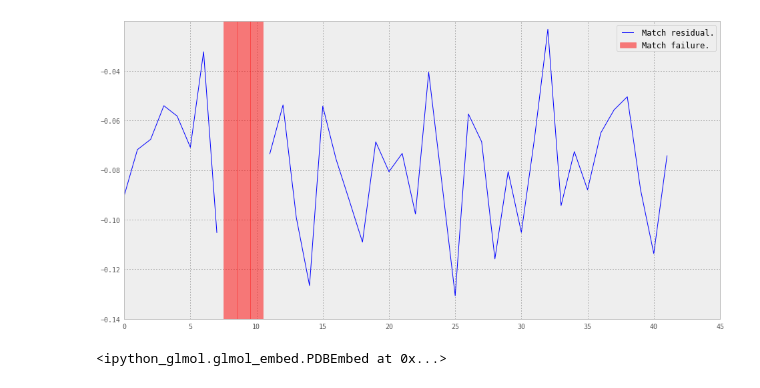
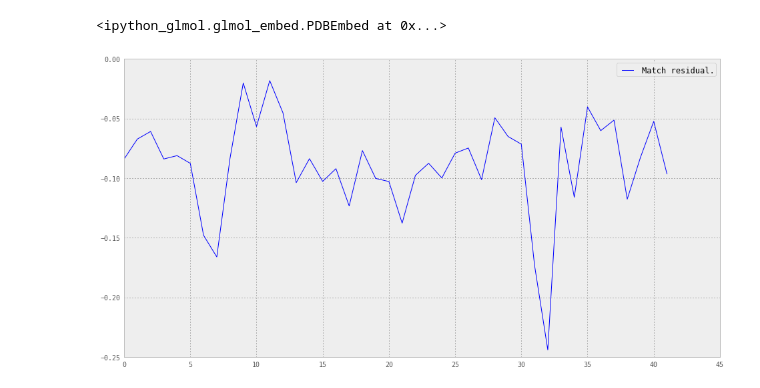
Before and after one commit to asford/fragment_profiling, a Jupyter notebook: examples/backbone_profiling_demo.ipynb, the cells around one changed output. Drawn from its saved outputs; the diff is of its cells as text; code cells hidden in the pictures.

```diff
--- a/examples/backbone_profiling_demo.ipynb
+++ b/examples/backbone_profiling_demo.ipynb
@@ -45,3 +17,6 @@ structures = [rosetta.pose_from_pdb(s) for s in structure_files]
+# %%
+structure_files = !ls foldit*.pdb
+structures = [rosetta.pose_from_pdb(s) for s in structure_files]
 # %%
 source_structure_residues = [StructureDatabase.extract_residue_entries_from_pose(s) for s in structures]
 source_structure_fragments = [test_fragment_spec.fragments_from_source_residues(r)[1] for r in source_structure_residues]
@@ -55,8 +28,6 @@ r = p.perform_backbone_analysis( source_structure_fragments[10])
-# %%
-r.plot_profile()
-# %% [output]
-[figure, removed]
-# %%
-r.display_profile(source_structure_residues[10], p.fragment_spec)
-# %% [output]
-<ipython_glmol.glmol_embed.PDBEmbed at 0x...>
+# %%
+p.perform_backbone_analysis( source_structure_fragments[0]).plot_profile()
+p.perform_backbone_analysis( source_structure_fragments[0]).display_profile(source_structure_residues[0], p.fragment_spec)
+# %% [output]
+<ipython_glmol.glmol_embed.PDBEmbed at 0x...>
+[figure, added]
```
Also changed, not shown: parts of 3 cells of this notebook, 3 other files.
